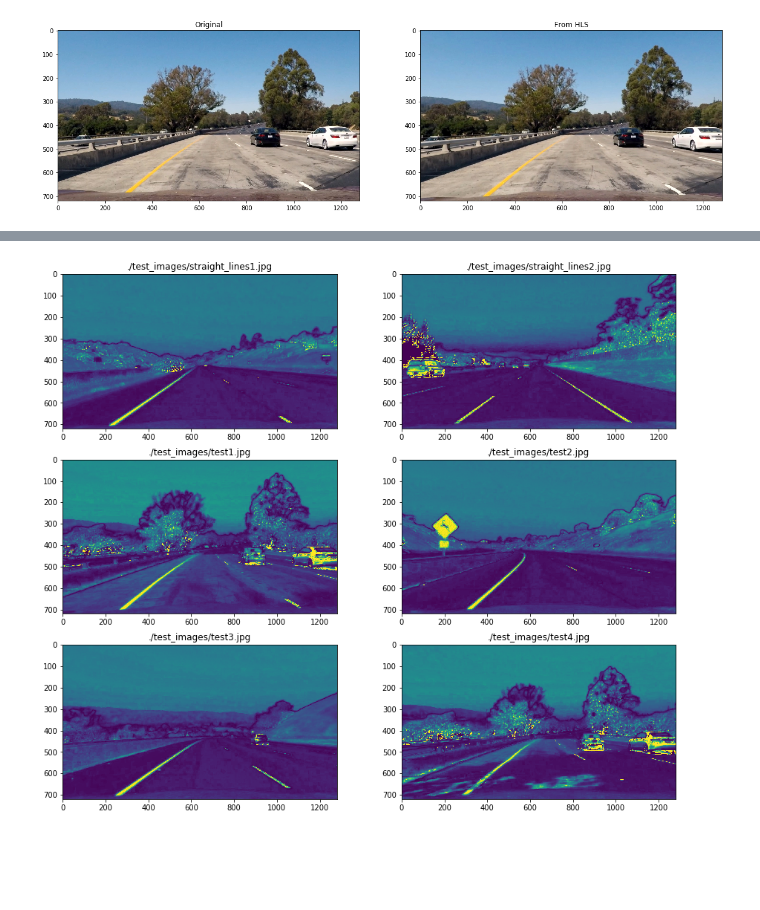
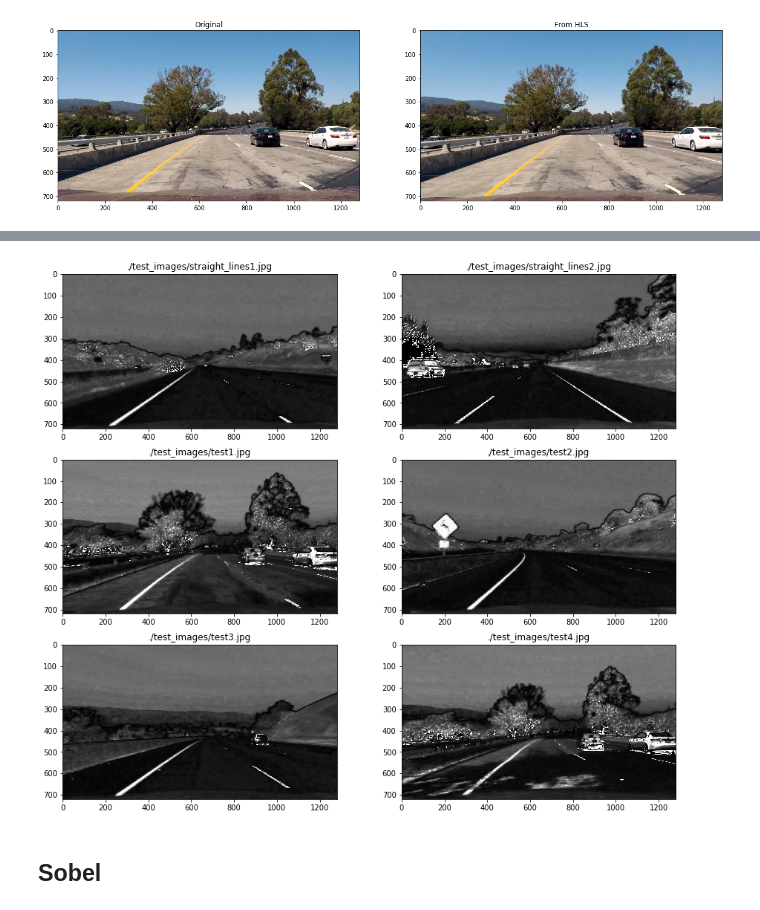
Before and after one commit to darienmt/CarND-Advanced-Lane-Lines-P4, a Jupyter notebook: Advance Lane Lines.ipynb, the cells around one changed output, grey strips where cells are left out. Drawn from its saved outputs; the diff is of its cells as text; code cells hidden in the pictures; blank space fills up the shorter version.

```diff
--- a/Advance Lane Lines.ipynb
+++ b/Advance Lane Lines.ipynb
@@ -31,7 +31,7 @@ mtx, dist = map(cameraCalibration.get, ('mtx', 'dist'))
 testImages = list(map(lambda imageFileName: (imageFileName, cv2.imread(imageFileName)),
                       glob.glob('./test_images/*.jpg')))
 # %%
-def showImages(images, cols = 4, rows = 5, figsize=(15,10)):
+def showImages(images, cols = 4, rows = 5, figsize=(15,10), cmap = None):
     """
     Display `images` on a [`cols`, `rows`] subplot grid.
     """
@@ -41,7 +41,10 @@ def showImages(images, cols = 4, rows = 5, figsize=(15,10)):
     for ax, index in zip(axes.flat, indexes):
         if index < imgLength:
             imagePathName, image = images[index]
-            ax.imshow(image)
+            if cmap == None:
+                ax.imshow(image)
+            else:
+                ax.imshow(image, cmap=cmap)
             ax.set_title(imagePathName)
 
 showImages(list(map(lambda img: (img[0], cv2.cvtColor(img[1], cv2.COLOR_BGR2RGB)),testImages)), 2, 3, (15, 13))
@@ -93,4 +98,24 @@ for index, a in enumerate(axes):
-# %%
-showImages(list(map(lambda img: (img[0], undistortAndHLS(img[1])[:,:,2]), testImages)), 2, 3, (15, 13))
-# %% [output]
-[figure, removed]
+# %%
+def applyAndPack(images, action):
+    """
+    Images is a colletion of pairs (`title`, image). This function applies `action` to the image part of `images`
+    and pack the pair again to form (`title`, `action`(image)).
+    """
+    return list(map(lambda img: (img[0], action(img[1])), images))
+
+def applyAndShow(images, action):
+    """
+    Applies `action` to the pair collection `images` (`title`, image) show the images and titles and return
+    (`title`, `action`(image))
+    """
+    output = applyAndPack(images, action)
+    showImages( output, 2, 3, (15, 13), cmap='gray')
+    return output
+
+useSChannel = lambda img: undistortAndHLS(img)[:,:,2]
+
+result = applyAndShow(testImages, useSChannel)
+# %% [output]
+[figure, added]
+# %% [markdown]
+## Sobel
```
Also changed, not shown: parts of 14 cells of this notebook.
